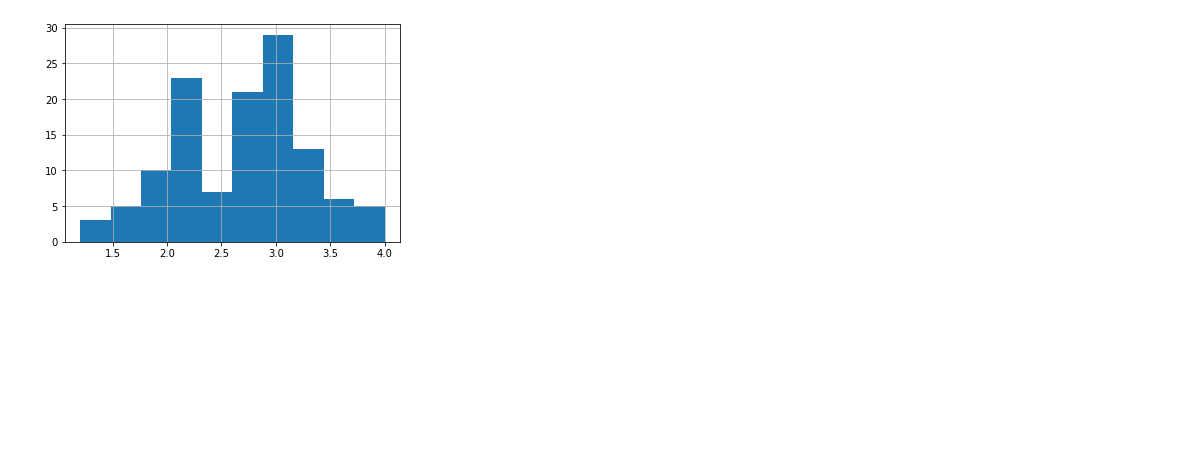
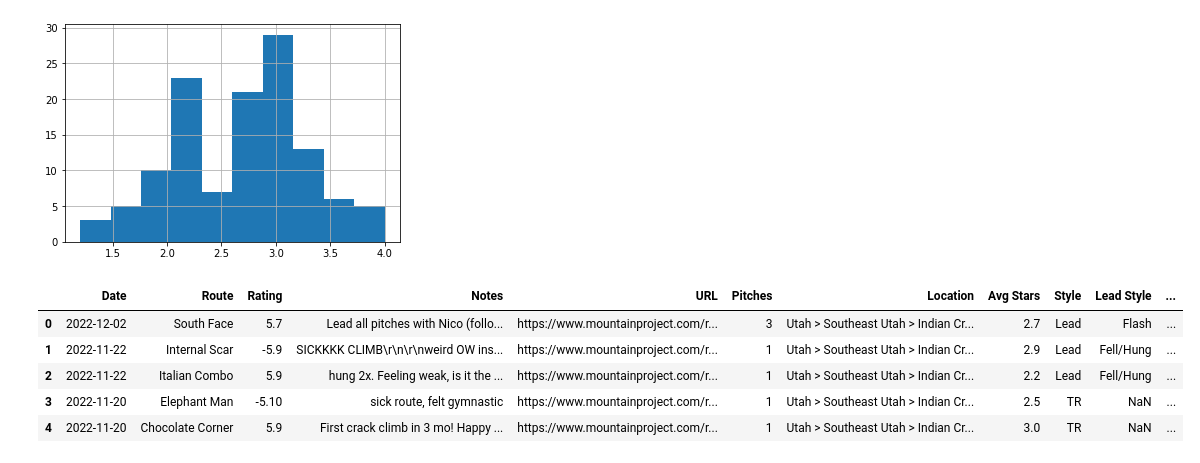
Before and after one commit to ohuete/MountainProject_Wrap, a Jupyter notebook: explore.ipynb, the cells around one changed output. Drawn from its saved outputs; the diff is of its cells as text; code cells hidden in the pictures; blank space fills up the shorter version.

Commit message:
New Dataframe

```diff
--- a/explore.ipynb
+++ b/explore.ipynb
@@ -50,3 +50,13 @@ df['Avg Stars'].hist()
 # %% [output]
 <matplotlib.axes._subplots.AxesSubplot at 0x...>
 [figure]
+# %%
+new_ticks_df = df.drop(columns=['Your Rating', 'Your Stars'])
+new_ticks_df.head()
+# %% [output]
+|  | Date | Route | Rating | Notes | URL | Pitches | Location | Avg Stars | Style | Lead Style | ... |
+| 0 | 2022-12-02 | South Face | 5.7 | Lead all pitches with Nico (follo... | https://www.mountainproject.com/r... | 3 | Utah > Southeast Utah > Indian Cr... | 2.7 | Lead | Flash | ... |
+| 1 | 2022-11-22 | Internal Scar | -5.9 | SICKKKK CLIMB\r\n\r\nweird OW ins... | https://www.mountainproject.com/r... | 1 | Utah > Southeast Utah > Indian Cr... | 2.9 | Lead | Fell/Hung | ... |
+| 2 | 2022-11-22 | Italian Combo | 5.9 | hung 2x. Feeling weak, is it the ... | https://www.mountainproject.com/r... | 1 | Utah > Southeast Utah > Indian Cr... | 2.2 | Lead | Fell/Hung | ... |
+| 3 | 2022-11-20 | Elephant Man | -5.10 | sick route, felt gymnastic | https://www.mountainproject.com/r... | 1 | Utah > Southeast Utah > Indian Cr... | 2.5 | TR | NaN | ... |
+| 4 | 2022-11-20 | Chocolate Corner | 5.9 | First crack climb in 3 mo! Happy ... | https://www.mountainproject.com/r... | 1 | Utah > Southeast Utah > Indian Cr... | 3.0 | TR | NaN | ... |
```
